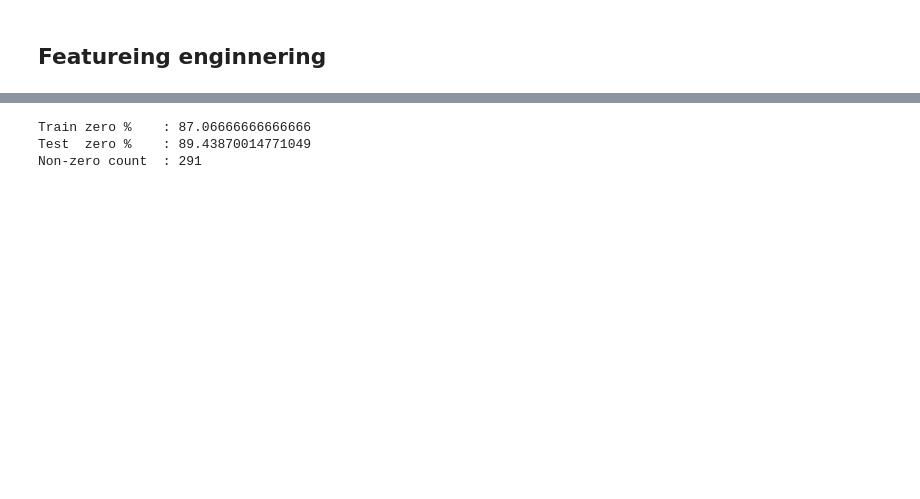
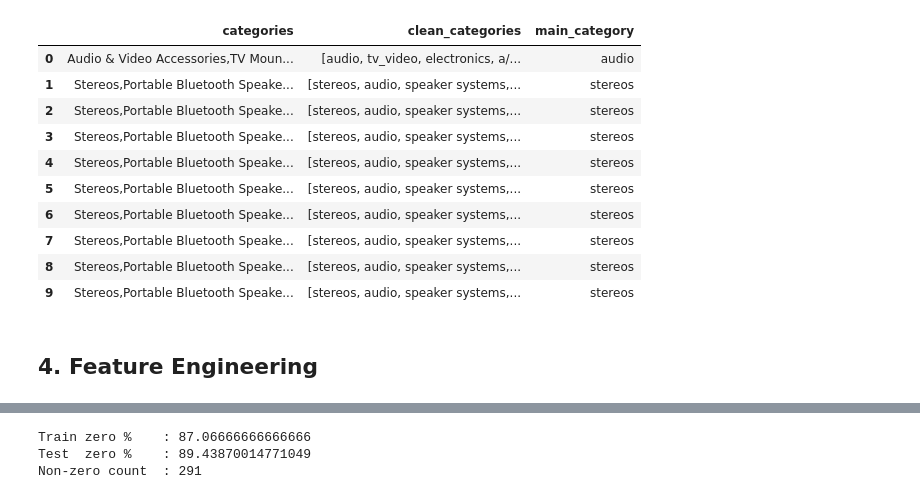
Before and after one commit to dealcatcher/jupyter-lab-models, a Jupyter notebook: two-stage-model.ipynb, the cells around one changed output, grey strips where cells are left out. Saved outputs shown, nothing was run; the diff lists cells and outputs as text; code cells hidden in the pictures; blank space fills up the shorter version.

```diff
--- a/two-stage-model.ipynb
+++ b/two-stage-model.ipynb
@@ -46,16 +92,31 @@ mlflow.set_tracking_uri("http://86.50.20.250/")
 # %%
 from scripts.cleaning_categories import clean_and_map_categories
 
 # ---- 4. Apply to dataframe ----
 df["clean_categories"] = df["categories"].apply(clean_and_map_categories)
 
 # ---- 5. Create MAIN main_main_category (for plotting) ----
 def get_main_category(cat_list):
     return cat_list[0] if len(cat_list) > 0 else "unknown"
 
 df["main_category"] = df["clean_categories"].apply(get_main_category)
 
 # ---- 6. Optional: string version (good for plotting labels) ----
 df["clean_categories_str"] = df["clean_categories"].apply(lambda x: " | ".join(x))
+
+# ---- 7. Check results ----
+df[["categories", "clean_categories", "main_category"]].head(10)
+# %% [output]
+|  | categories | clean_categories | main_category |
+| 0 | Audio & Video Accessories,TV Moun... | [audio, tv_video, electronics, a/... | audio |
+| 1 | Stereos,Portable Bluetooth Speake... | [stereos, audio, speaker systems,... | stereos |
+| 2 | Stereos,Portable Bluetooth Speake... | [stereos, audio, speaker systems,... | stereos |
+| 3 | Stereos,Portable Bluetooth Speake... | [stereos, audio, speaker systems,... | stereos |
+| 4 | Stereos,Portable Bluetooth Speake... | [stereos, audio, speaker systems,... | stereos |
+| 5 | Stereos,Portable Bluetooth Speake... | [stereos, audio, speaker systems,... | stereos |
+| 6 | Stereos,Portable Bluetooth Speake... | [stereos, audio, speaker systems,... | stereos |
+| 7 | Stereos,Portable Bluetooth Speake... | [stereos, audio, speaker systems,... | stereos |
+| 8 | Stereos,Portable Bluetooth Speake... | [stereos, audio, speaker systems,... | stereos |
+| 9 | Stereos,Portable Bluetooth Speake... | [stereos, audio, speaker systems,... | stereos |
-# %% [markdown]
-## Featureing enginnering
+# %% [markdown]
+## 4. Feature Engineering
```
Also changed, not shown: parts of 60 cells of this notebook, 24 other files.
